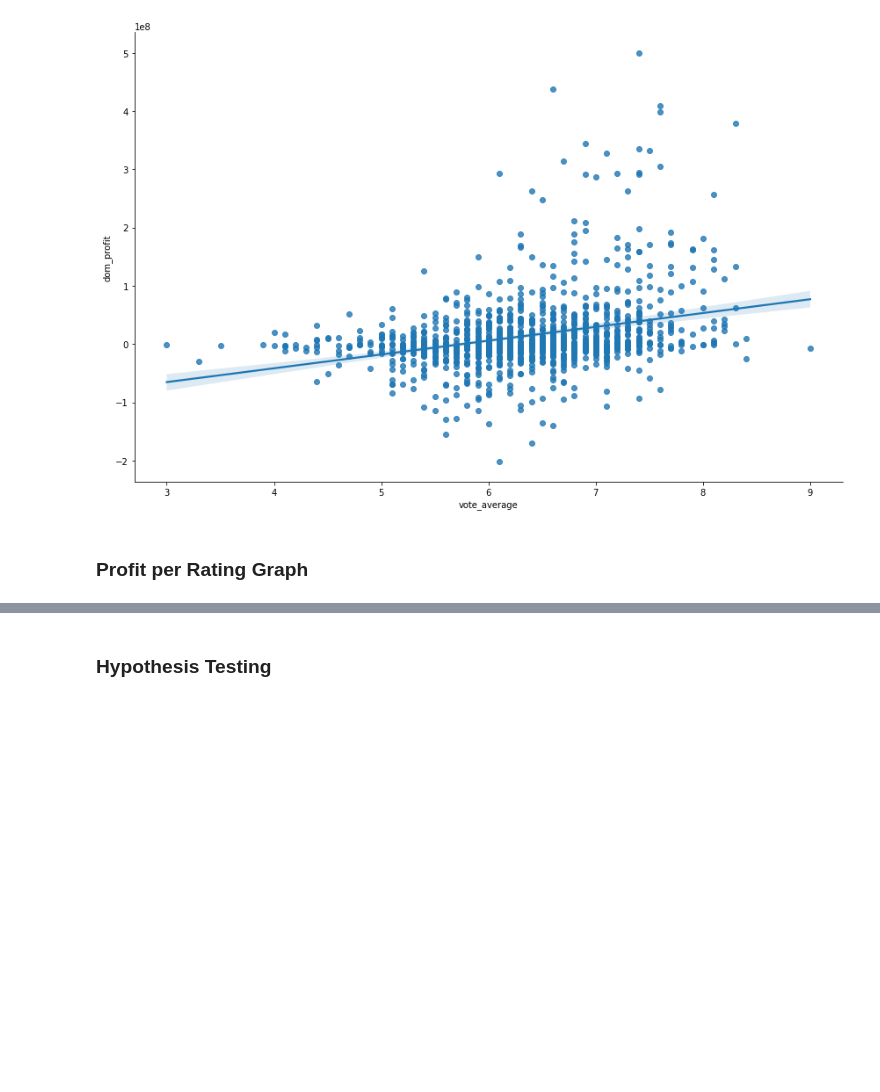
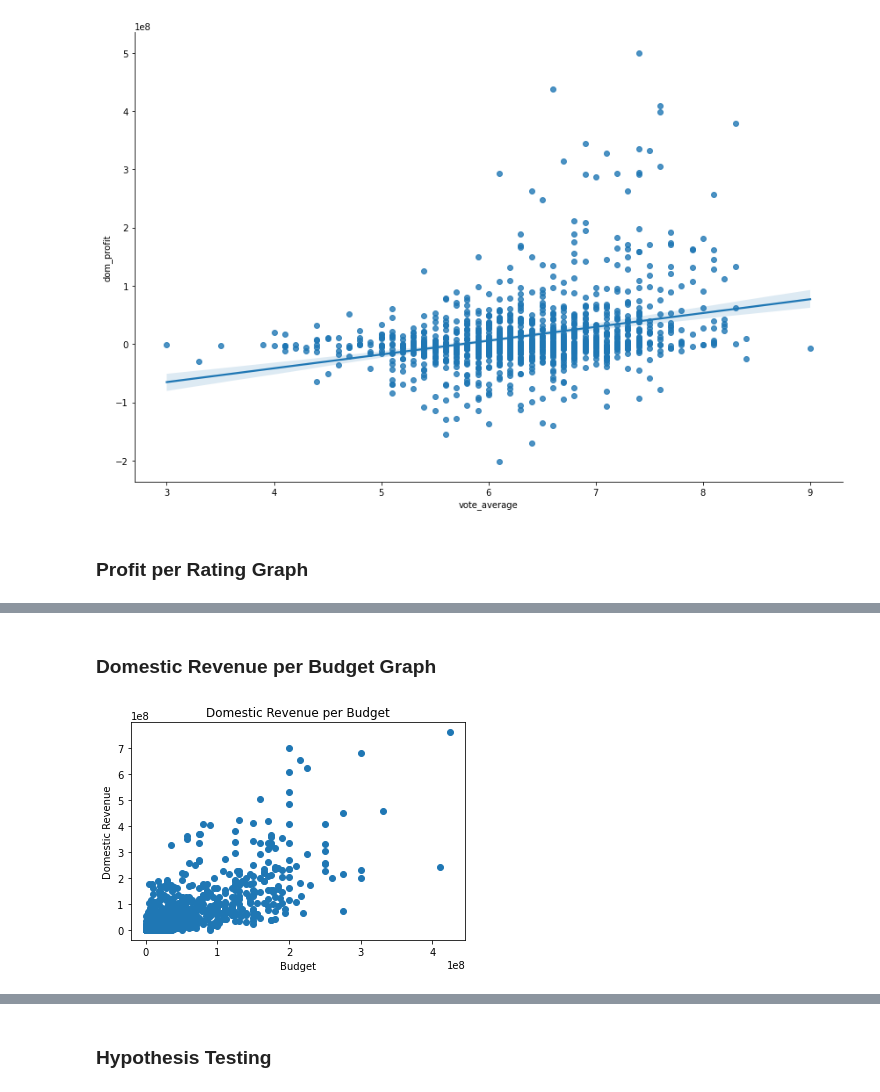
Before and after one commit to mfFrida/Capstone-Project-Semester-1, a Jupyter notebook: student.ipynb, the cells around one changed output, grey strips where cells are left out. Cells and saved outputs as stored; diff of their text form; code cells hidden in the pictures; blank space fills up the shorter version.

```diff
--- a/student.ipynb
+++ b/student.ipynb
@@ -412,0 +505,15 @@ sns.lmplot(x = 'vote_average', y = 'profit', data = new_movie_db, height = 8, as
+# %% [markdown]
+### Domestic Revenue per Budget Graph
+# %%
+#graph visual
+x = new_movie_db['production_budget']
+
+y = new_movie_db['domestic_gross']
+
+plt.scatter(x, y)
+plt.xlabel('Budget')
+plt.ylabel('Domestic Revenue')
+plt.title('Domestic Revenue per Budget')
+plt.show()
+# %% [output]
+[figure, added]
```
Also changed, not shown: parts of 50 cells of this notebook.
